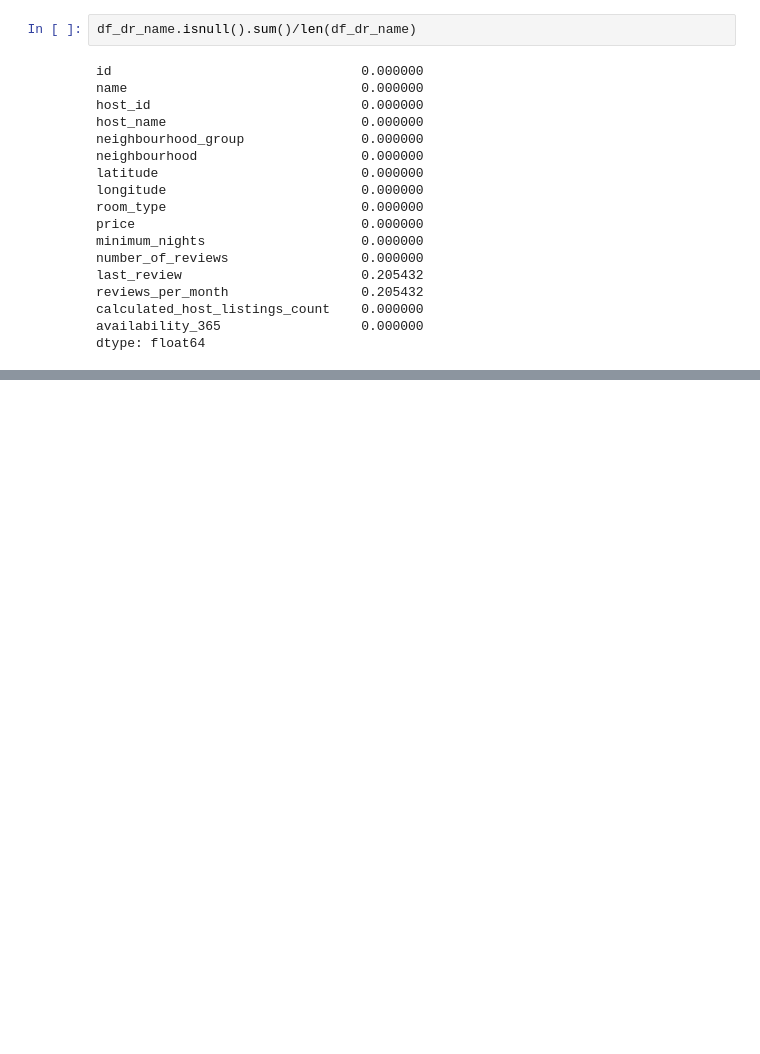
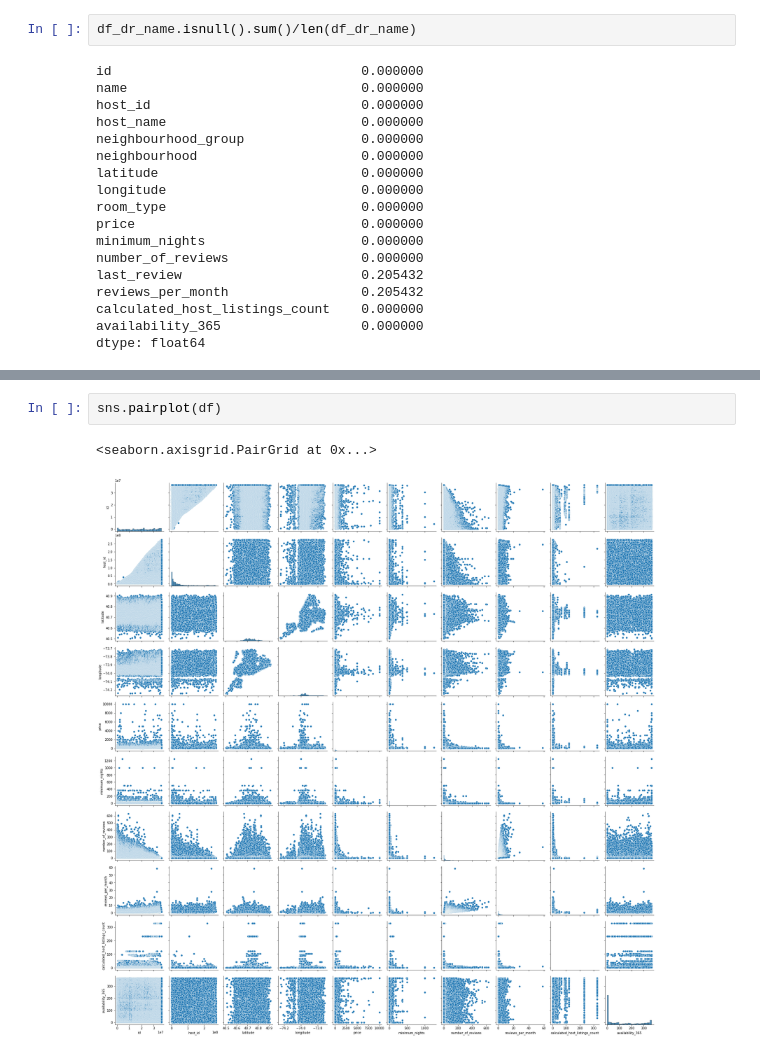
Before and after one commit to amithsbhat/machinelearning, a Jupyter notebook: nyc-airbnb.ipynb, the cells around one changed output, grey strips where cells are left out. Saved outputs shown, nothing was run; the diff lists cells and outputs as text; blank space fills up the shorter version.

```diff
--- a/nyc-airbnb.ipynb
+++ b/nyc-airbnb.ipynb
@@ -153,0 +159,5 @@ for col in df_dr_name.columns:
+# %%
+sns.pairplot(df)
+# %% [output]
+<seaborn.axisgrid.PairGrid at 0x...>
+[figure, added]
```
Also changed, not shown: parts of 9 cells of this notebook.
